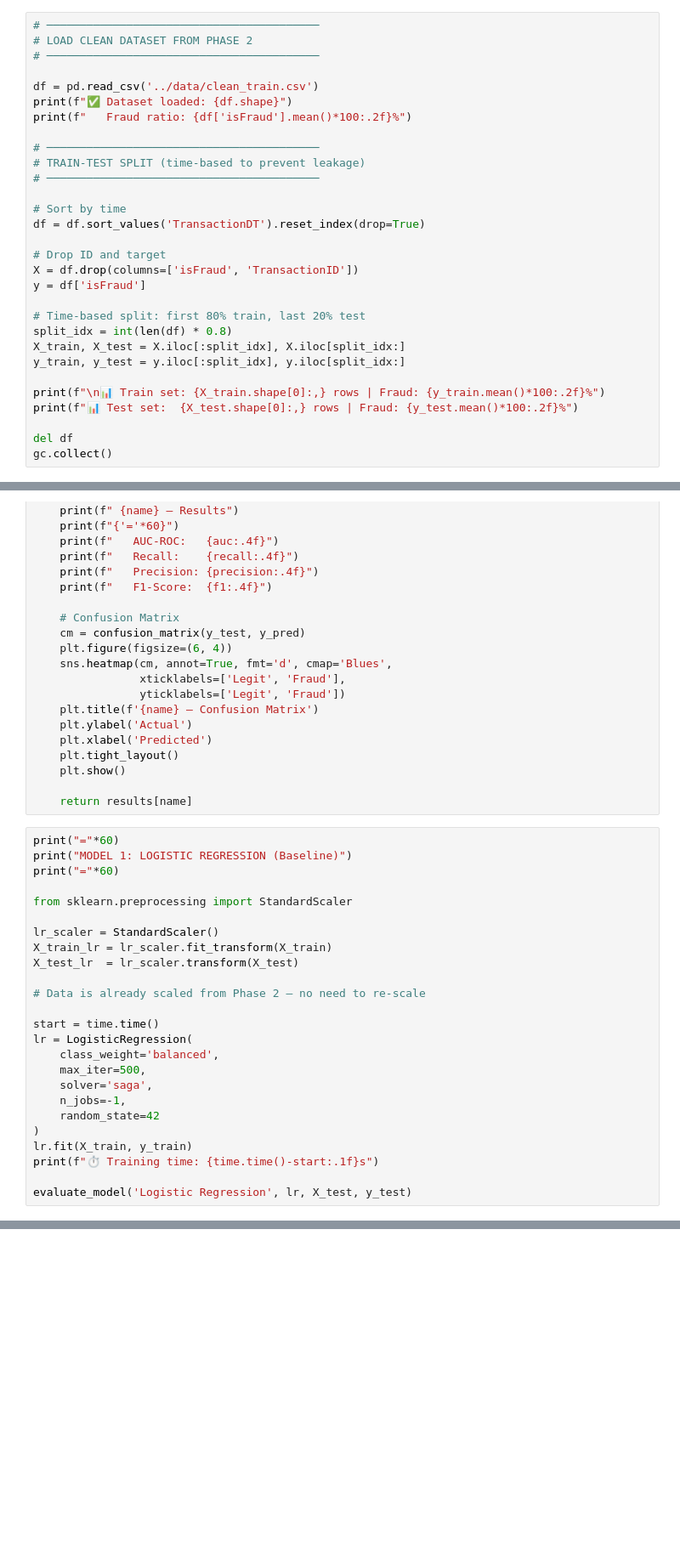
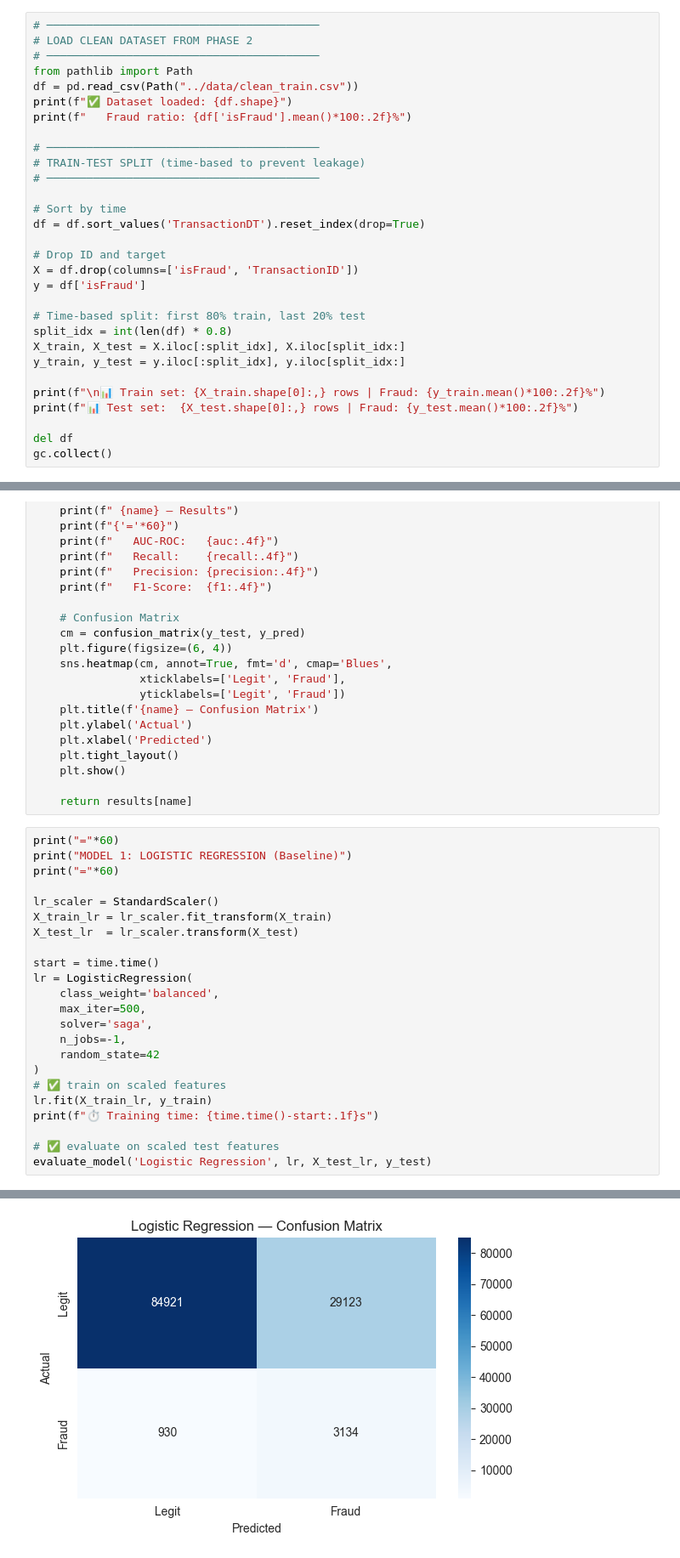
Before and after one commit to NischayKumar04/Fraud-Detection, a Jupyter notebook: notebooks/3_Modelling.ipynb, the cells around one changed output, grey strips where cells are left out. Shown at 85% size. Saved outputs shown, nothing was run; the diff lists cells and outputs as text; blank space fills up the shorter version.

Commit message:
Fixed leakage in modelling

```diff
--- a/notebooks/3_Modelling.ipynb
+++ b/notebooks/3_Modelling.ipynb
@@ -35,8 +37,8 @@ print("✅ All libraries imported successfully!")
 # ─────────────────────────────────────────
 # LOAD CLEAN DATASET FROM PHASE 2
 # ─────────────────────────────────────────
-
-df = pd.read_csv('../data/clean_train.csv')
+from pathlib import Path
+df = pd.read_csv(Path("../data/clean_train.csv"))
 print(f"✅ Dataset loaded: {df.shape}")
 print(f"   Fraud ratio: {df['isFraud'].mean()*100:.2f}%")
 
@@ -116,13 +125,9 @@ print("="*60)
 print("MODEL 1: LOGISTIC REGRESSION (Baseline)")
 print("="*60)
 
-from sklearn.preprocessing import StandardScaler
-
 lr_scaler = StandardScaler()
 X_train_lr = lr_scaler.fit_transform(X_train)
 X_test_lr  = lr_scaler.transform(X_test)
-
-# Data is already scaled from Phase 2 — no need to re-scale
 
 start = time.time()
 lr = LogisticRegression(
@@ -132,7 +137,10 @@ lr = LogisticRegression(
     n_jobs=-1,
     random_state=42
 )
-lr.fit(X_train, y_train)
+# ✅ train on scaled features
+lr.fit(X_train_lr, y_train)
 print(f"⏱️ Training time: {time.time()-start:.1f}s")
 
-evaluate_model('Logistic Regression', lr, X_test, y_test)
+# ✅ evaluate on scaled test features
+evaluate_model('Logistic Regression', lr, X_test_lr, y_test)
+# %% [output]
@@ -138,0 +159 @@ evaluate_model('Logistic Regression', lr, X_test, y_test)
+[figure, added]
```
Also changed, not shown: parts of 12 cells of this notebook.
